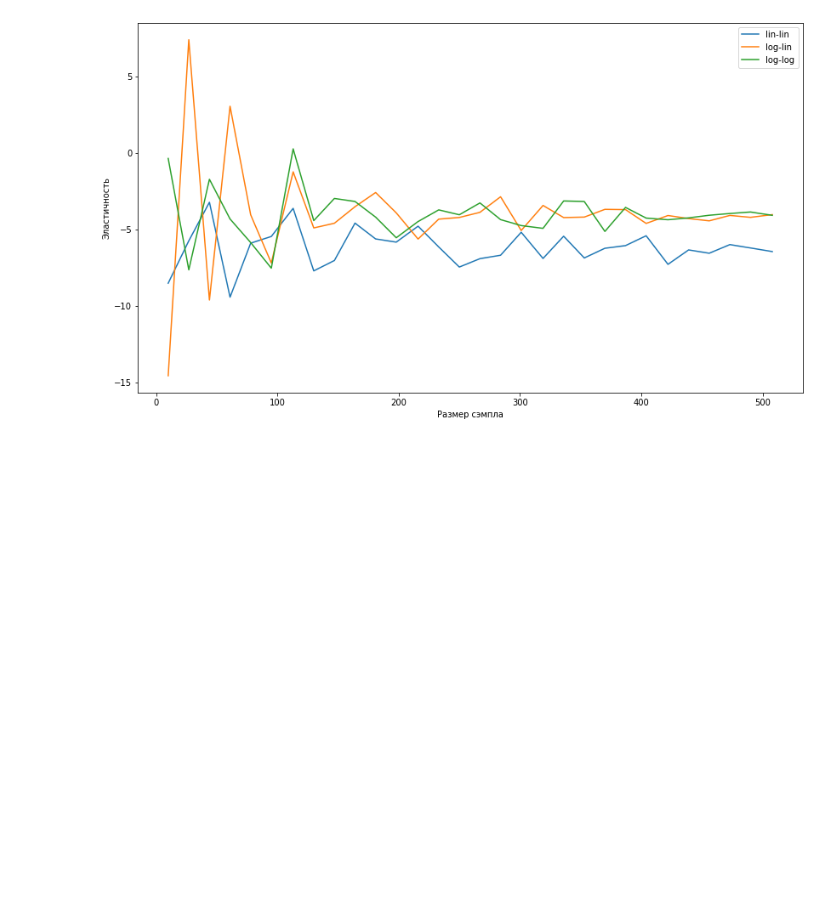
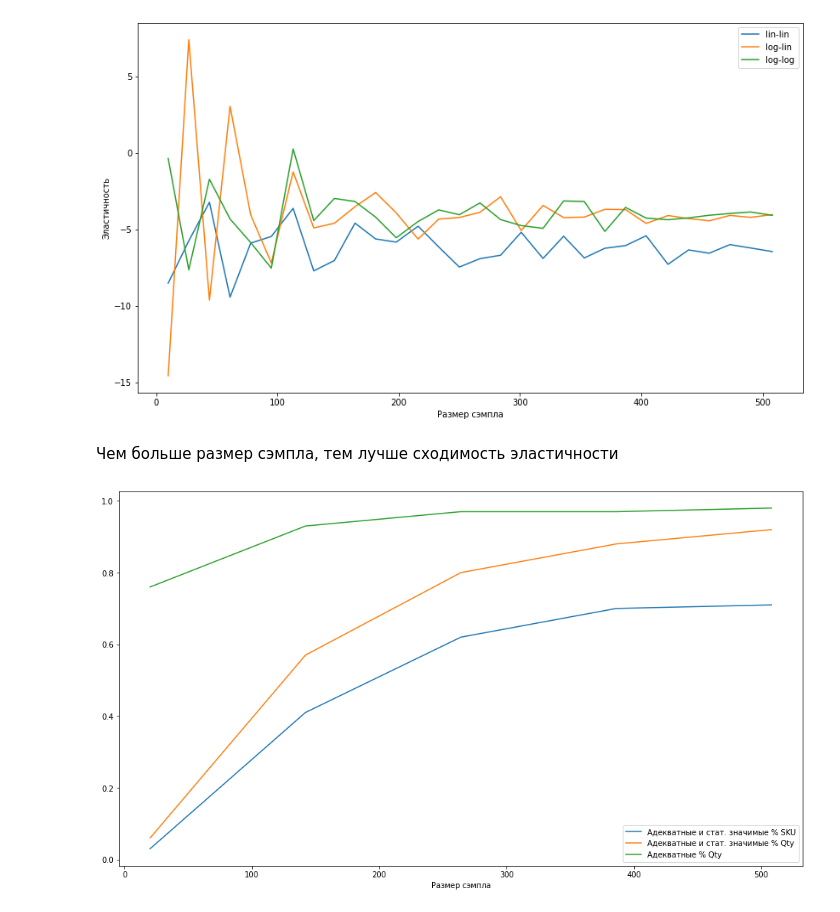
Before and after one commit to aromanenko/RobustPED, a Jupyter notebook: main.ipynb, the cells around one changed output. Drawn from its saved outputs; the diff is of its cells as text; code cells hidden in the pictures; blank space fills up the shorter version.

```diff
--- a/main.ipynb
+++ b/main.ipynb
@@ -206,3 +200,48 @@ def PlotSampleSizeElasticityRelation(
 PlotSampleSizeElasticityRelation(df)
 # %% [output]
 [figure]
+# %% [markdown]
+Чем больше размер сэмпла, тем лучше сходимость эластичности
+# %%
+def PlotSampleSizeAdequaticityRelation(
+    data,
+    model_type='lin-lin'
+):
+    _, popular_store_id, popular_sku_id = max(
+        (data[(data.Store_id == store_id) & (data.SKU_id == sku_id)].shape[0], store_id, sku_id)
+        for store_id in data.Store_id.unique()
+        for sku_id in data.SKU_id.unique()
+    )
+
+    tmp = data[(data.Store_id == popular_store_id) & (data.SKU_id == popular_sku_id)]
+    sizes = np.linspace(20, tmp.shape[0], num=5, dtype=int)
+    resulting_stats = {}
+
+    def apply_stat(stat_name, stat_value):
+        if stat_name not in resulting_stats:
+            resulting_stats[stat_name] = []
+        resulting_stats[stat_name].append(stat_value)
+
+    # calculating stats
+    for current_size in sizes:
+        #print(current_size)
+        stats = PEDModelsStats(GeneratePEDModels(data, sample=current_size), all_model_types=[model_type])
+
+        for stat_name in stats.columns:
+            if stat_name == 'ModelType':
+                continue
+            stat_value = stats.loc[0, stat_name]
+            stat_value = float(stat_value.rstrip('%')) / 100
+
+            apply_stat(stat_name, stat_value)
+
+    # plotting
+    plt.figure(figsize=(16, 9))
+    for stat_name in resulting_stats:
+        plt.plot(sizes, resulting_stats[stat_name], label=stat_name)
+    plt.xlabel('Размер сэмпла')
+    plt.legend()
+# %%
+PlotSampleSizeAdequaticityRelation(df)
+# %% [output]
+[figure, added]
```
Also changed, not shown: parts of 4 cells of this notebook.
